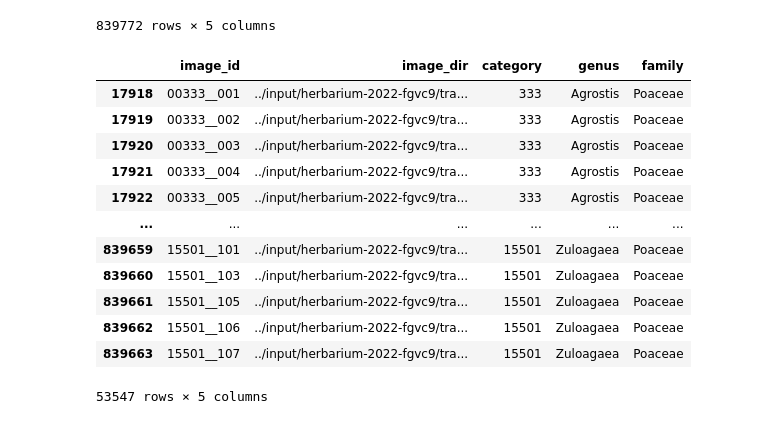
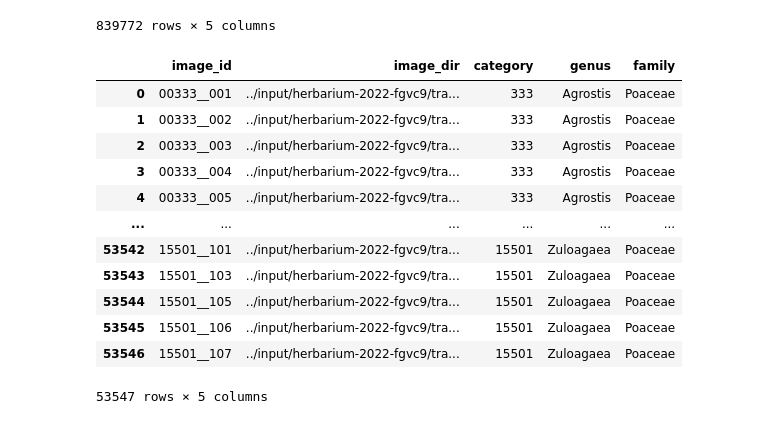
Before and after one commit to Advell/Herbarium-Plant-Classification, a Jupyter notebook: notebookeecd3fb4de.ipynb, the cells around one changed output. Saved outputs shown, nothing was run; the diff lists cells and outputs as text; code cells hidden in the pictures.

```diff
--- a/notebookeecd3fb4de.ipynb
+++ b/notebookeecd3fb4de.ipynb
@@ -77,19 +77,21 @@ train_df
 839772 rows × 5 columns
 # %%
 #Filter only the images of plants that are in the Poaceae family
-Poaceae_family = train_df.loc[train_df['family'] == 'Poaceae']
-Poaceae_family
+grass_images = train_df.loc[train_df['family'] == 'Poaceae']
+#Reset index
+grass_images = Poaceae_family.reset_index(drop=True)
+grass_images
 # %% [output]
 |  | image_id | image_dir | category | genus | family |
-| 17918 | 00333__001 | ../input/herbarium-2022-fgvc9/tra... | 333 | Agrostis | Poaceae |
-| 17919 | 00333__002 | ../input/herbarium-2022-fgvc9/tra... | 333 | Agrostis | Poaceae |
-| 17920 | 00333__003 | ../input/herbarium-2022-fgvc9/tra... | 333 | Agrostis | Poaceae |
-| 17921 | 00333__004 | ../input/herbarium-2022-fgvc9/tra... | 333 | Agrostis | Poaceae |
-| 17922 | 00333__005 | ../input/herbarium-2022-fgvc9/tra... | 333 | Agrostis | Poaceae |
+| 0 | 00333__001 | ../input/herbarium-2022-fgvc9/tra... | 333 | Agrostis | Poaceae |
+| 1 | 00333__002 | ../input/herbarium-2022-fgvc9/tra... | 333 | Agrostis | Poaceae |
+| 2 | 00333__003 | ../input/herbarium-2022-fgvc9/tra... | 333 | Agrostis | Poaceae |
+| 3 | 00333__004 | ../input/herbarium-2022-fgvc9/tra... | 333 | Agrostis | Poaceae |
+| 4 | 00333__005 | ../input/herbarium-2022-fgvc9/tra... | 333 | Agrostis | Poaceae |
 | ... | ... | ... | ... | ... | ... |
-| 839659 | 15501__101 | ../input/herbarium-2022-fgvc9/tra... | 15501 | Zuloagaea | Poaceae |
-| 839660 | 15501__103 | ../input/herbarium-2022-fgvc9/tra... | 15501 | Zuloagaea | Poaceae |
-| 839661 | 15501__105 | ../input/herbarium-2022-fgvc9/tra... | 15501 | Zuloagaea | Poaceae |
-| 839662 | 15501__106 | ../input/herbarium-2022-fgvc9/tra... | 15501 | Zuloagaea | Poaceae |
-| 839663 | 15501__107 | ../input/herbarium-2022-fgvc9/tra... | 15501 | Zuloagaea | Poaceae |
+| 53542 | 15501__101 | ../input/herbarium-2022-fgvc9/tra... | 15501 | Zuloagaea | Poaceae |
+| 53543 | 15501__103 | ../input/herbarium-2022-fgvc9/tra... | 15501 | Zuloagaea | Poaceae |
+| 53544 | 15501__105 | ../input/herbarium-2022-fgvc9/tra... | 15501 | Zuloagaea | Poaceae |
+| 53545 | 15501__106 | ../input/herbarium-2022-fgvc9/tra... | 15501 | Zuloagaea | Poaceae |
+| 53546 | 15501__107 | ../input/herbarium-2022-fgvc9/tra... | 15501 | Zuloagaea | Poaceae |
 53547 rows × 5 columns
```
Also changed, not shown: parts of 2 cells of this notebook.
